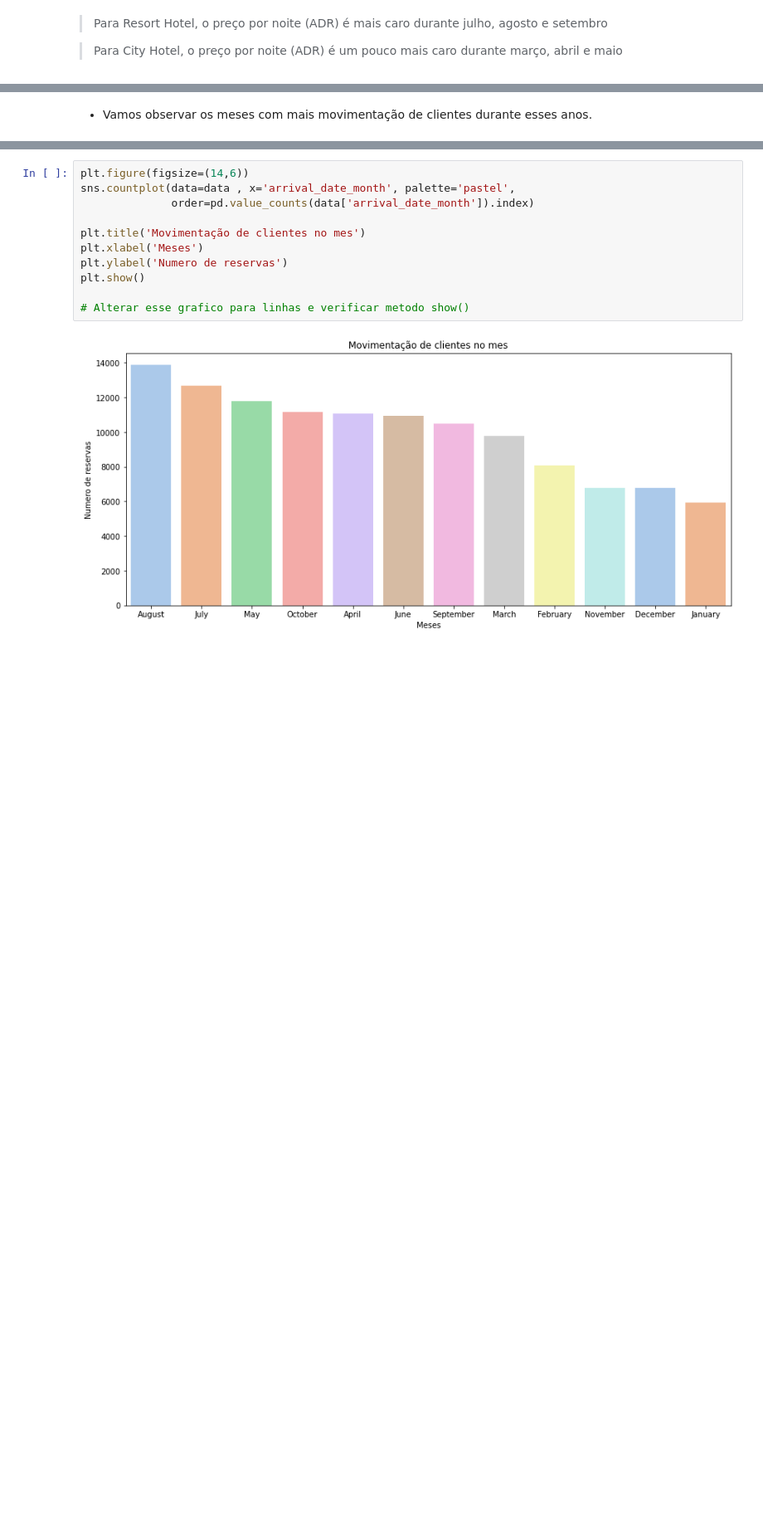
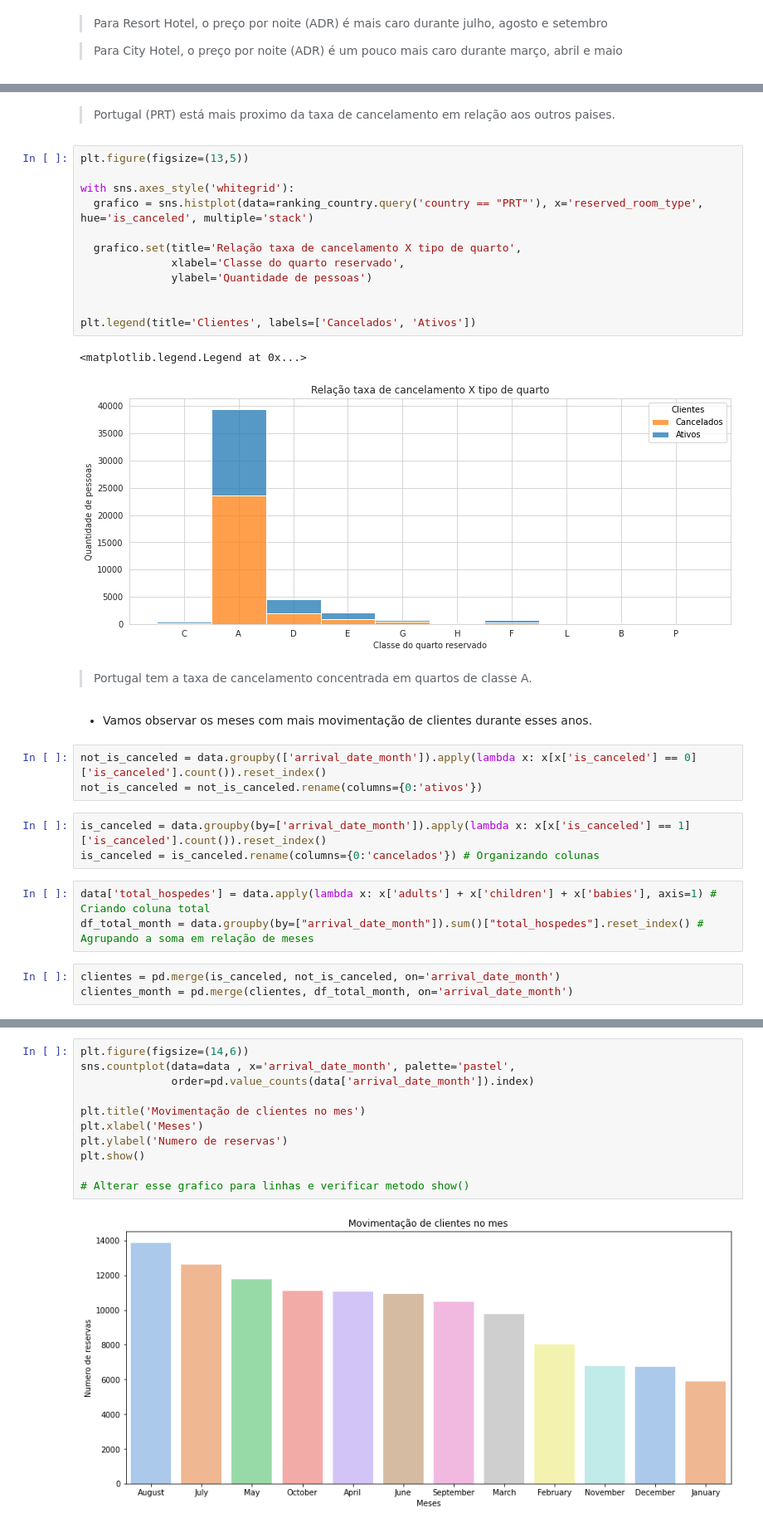
Before and after one commit to juliopk543/EDA_and_visualization, a Jupyter notebook: 2 - EDA_hotel_and_resort.ipynb, the cells around one changed output, grey strips where cells are left out. Shown at 83% size. Cells and saved outputs as stored; diff of their text form; blank space fills up the shorter version.

```diff
--- a/2 - EDA_hotel_and_resort.ipynb
+++ b/2 - EDA_hotel_and_resort.ipynb
@@ -307,4 +310,39 @@ Text(0, 0.5, 'quantidade de reservas')
+# %% [markdown]
+
+
+> Portugal (PRT) está mais proximo da taxa de cancelamento em relação aos outros paises.
+# %%
+plt.figure(figsize=(13,5))
+
+with sns.axes_style('whitegrid'):
+  grafico = sns.histplot(data=ranking_country.query('country == "PRT"'), x='reserved_room_type', hue='is_canceled', multiple='stack')
+
+  grafico.set(title='Relação taxa de cancelamento X tipo de quarto',
+              xlabel='Classe do quarto reservado',
+              ylabel='Quantidade de pessoas')
+
+
+plt.legend(title='Clientes', labels=['Cancelados', 'Ativos'])
+# %% [output]
+<matplotlib.legend.Legend at 0x...>
+[figure, added]
+# %% [markdown]
+
+
+> Portugal tem a taxa de cancelamento concentrada em quartos de classe A.
 # %% [markdown]
 
 
 * Vamos observar os meses com mais movimentação de clientes durante esses anos.
+# %%
+not_is_canceled = data.groupby(['arrival_date_month']).apply(lambda x: x[x['is_canceled'] == 0]['is_canceled'].count()).reset_index()
+not_is_canceled = not_is_canceled.rename(columns={0:'ativos'})
+# %%
+is_canceled = data.groupby(by=['arrival_date_month']).apply(lambda x: x[x['is_canceled'] == 1]['is_canceled'].count()).reset_index()
+is_canceled = is_canceled.rename(columns={0:'cancelados'}) # Organizando colunas
+# %%
+data['total_hospedes'] = data.apply(lambda x: x['adults'] + x['children'] + x['babies'], axis=1) # Criando coluna total
+df_total_month = data.groupby(by=["arrival_date_month"]).sum()["total_hospedes"].reset_index() # Agrupando a soma em relação de meses
+# %%
+clientes = pd.merge(is_canceled, not_is_canceled, on='arrival_date_month')
+clientes_month = pd.merge(clientes, df_total_month, on='arrival_date_month')
```
Also changed, not shown: parts of 58 cells of this notebook.
